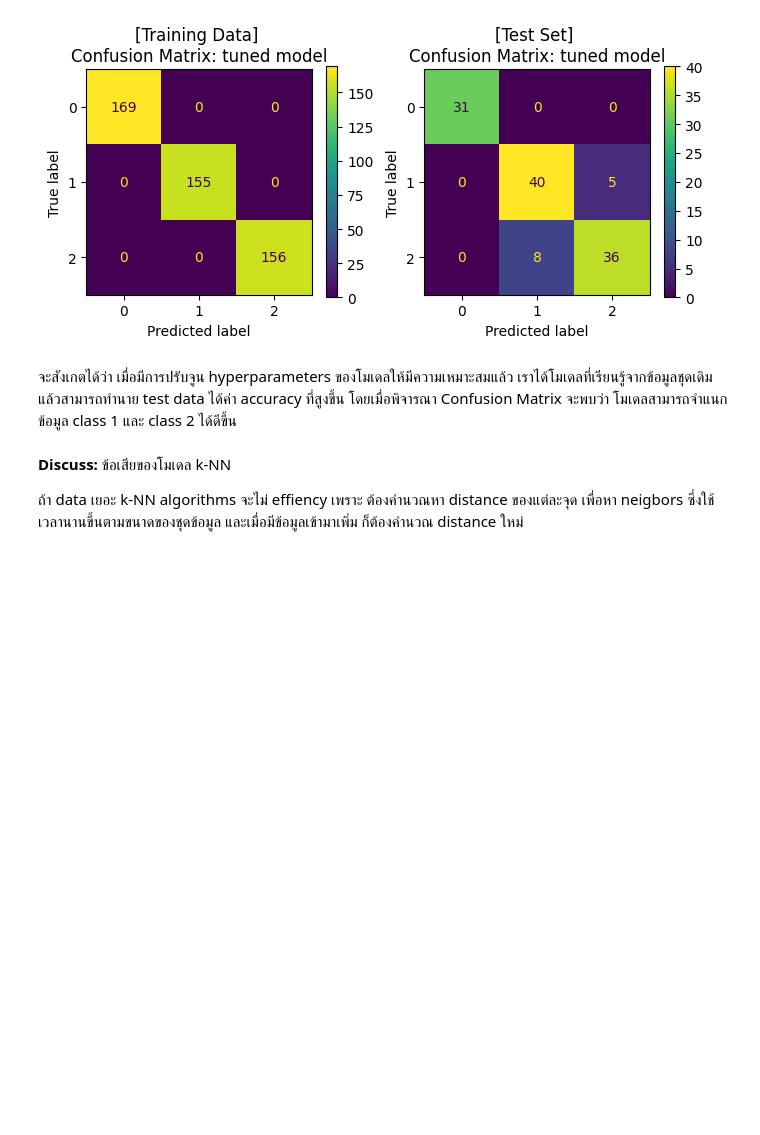
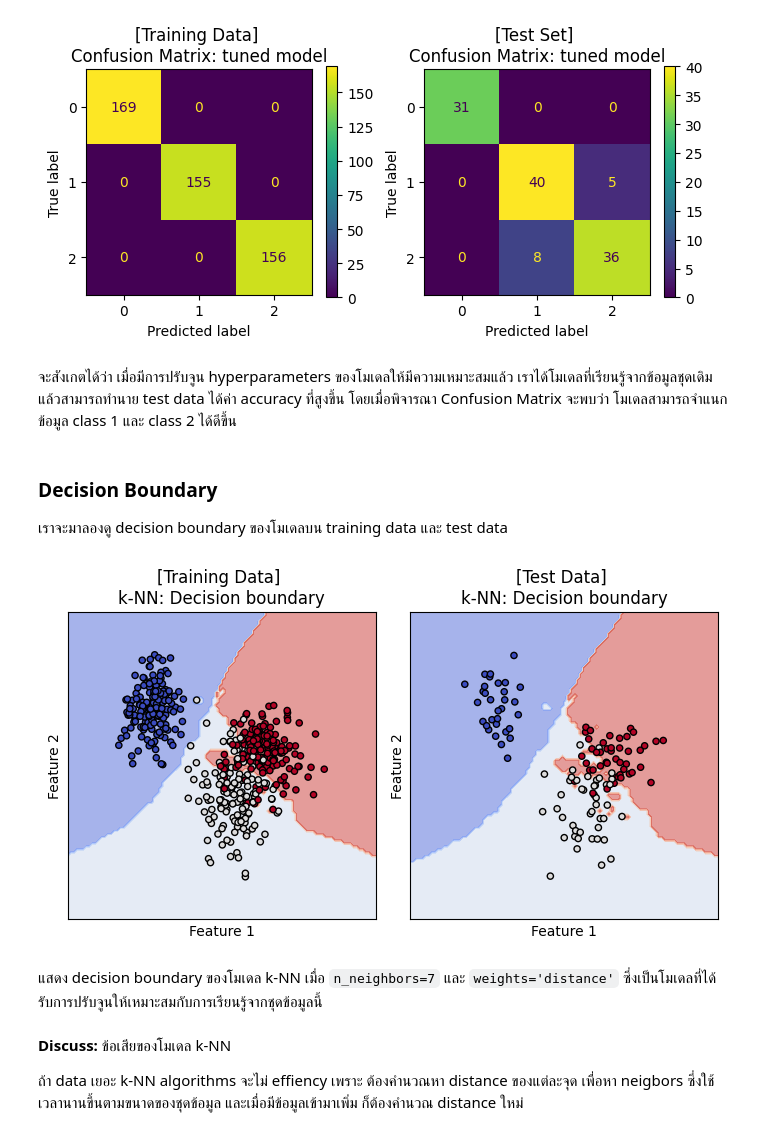
Before and after one commit to ichatnun/brainCodeCamp2023, a Jupyter notebook: _sources/Fundamentals/MachineLearning/knn.ipynb, the cells around one changed output. Drawn from its saved outputs; the diff is of its cells as text; code cells hidden in the pictures; blank space fills up the shorter version.

```diff
--- a/_sources/Fundamentals/MachineLearning/knn.ipynb
+++ b/_sources/Fundamentals/MachineLearning/knn.ipynb
@@ -496,6 +496,34 @@ weighted avg       0.89      0.89      0.89       120
 [figure]
 # %% [markdown]
 จะสังเกตได้ว่า เมื่อมีการปรับจูน hyperparameters ของโมเดลให้มีความเหมาะสมแล้ว เราได้โมเดลที่เรียนรู้จากข้อมูลชุดเดิม แล้วสามารถทำนาย test data ได้ค่า accuracy ที่สูงขึ้น โดยเมื่อพิจารณา Confusion Matrix จะพบว่า โมเดลสามารถจำแนกข้อมูล class 1 และ class 2 ได้ดีขึ้น
+# %% [markdown]
+### Decision Boundary
+
+เราจะมาลองดู decision boundary ของโมเดลบน training data และ test data
+# %%
+# plot the decision boundaries
+fig, axes = plt.subplots(1,2, figsize=(7, 4))
+titles = ['[Training Data] \nk-NN: Decision boundary', '[Test Data] \nk-NN: Decision boundary']
+for x, y, title, ax in zip([x_train, x_test], [y_train, y_test], titles, axes.flatten()):
+    disp = DecisionBoundaryDisplay.from_estimator(tuned_clf,
+                                                  x,
+                                                  response_method="predict",
+                                                  cmap=plt.cm.coolwarm,
+                                                  alpha=0.5,
+                                                  ax=ax,
+                                                  xlabel='Feature 1',
+                                                  ylabel='Feature 2',
+                                                  )
+    ax.scatter(x[:, 0], x[:, 1], c=y, cmap=plt.cm.coolwarm, s=20, edgecolors='k')
+    ax.set_xticks(())
+    ax.set_yticks(())
+    ax.set_title(title)
+plt.tight_layout()
+plt.show()
+# %% [output]
+[figure, added]
+# %% [markdown]
+แสดง decision boundary ของโมเดล k-NN เมื่อ `n_neighbors=7` และ `weights='distance'` ซึ่งเป็นโมเดลที่ได้รับการปรับจูนให้เหมาะสมกับการเรียนรู้จากชุดข้อมูลนี้
 # %% [markdown]
 **Discuss:** ข้อเสียของโมเดล k-NN
 
```
Also changed, not shown: 17 other files.
